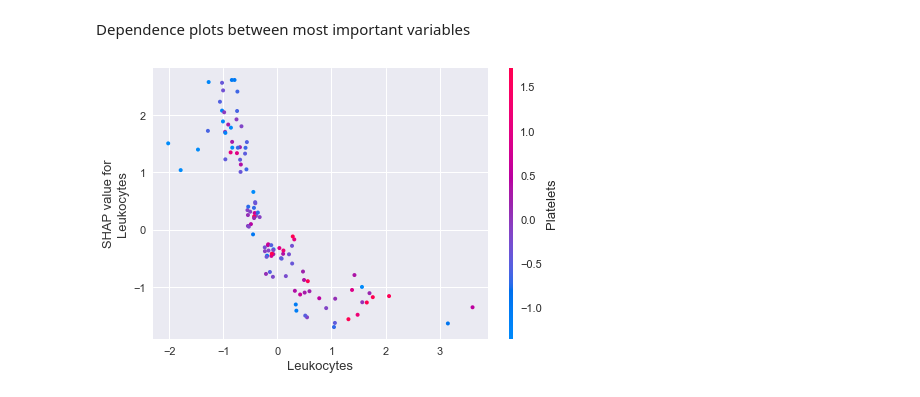
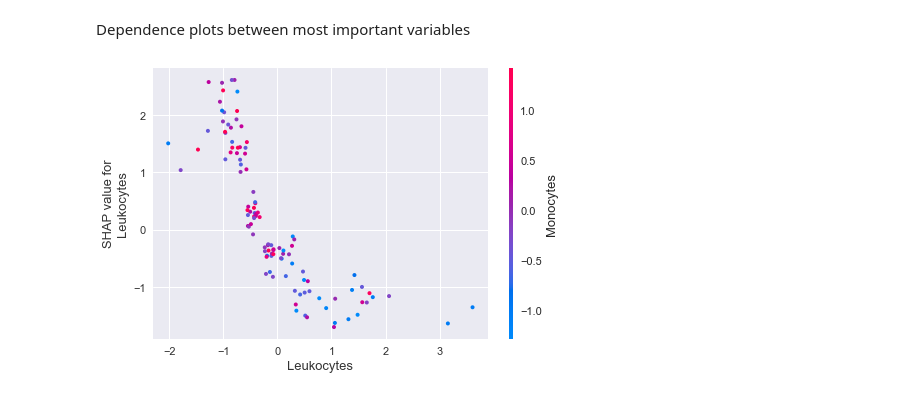
Before and after one commit to lucasthim/covid19-prediction, a Jupyter notebook: 02_analysis_with_recursive_feature_elimination.ipynb, the cells around one changed output. Drawn from its saved outputs; the diff is of its cells as text; code cells hidden in the pictures.

Commit message:
Advancing a little bit more with XGB and SHAP

```diff
--- a/02_analysis_with_recursive_feature_elimination.ipynb
+++ b/02_analysis_with_recursive_feature_elimination.ipynb
@@ -508,9 +508,9 @@ xgb_params = {'objective':['binary:logistic'],
               }
 
 best_xgb,best_gboost_params,best_gboost_score = model_utils.find_best_classification_model_with_cross_validation(
-    XGBClassifier(),
+    XGBClassifier(class_weight = 'balanced'),
     xgb_params,
-    X_train.values,
+    X_train_norm.values,
     y_train.values.ravel(),
     metric = 'accuracy',
     verbose = 1)
@@ -548,14 +547,13 @@ import shap
 # load JS visualization code to notebook
 shap.initjs()
 
-
 # use TreeExplainer SHAP to explain test set predictions
 # explainer = shap.KernelExplainer(best_xgb.predict_proba, X_train, link="logit")
-explainer = shap.TreeExplainer(best_xgb,X_train)
-shap_values = explainer.shap_values(X_validation)
+explainer = shap.TreeExplainer(best_xgb,X_train_norm)   shap.KernelExplainer(best_xgb.predict_proba, X_train_norm, link="logit")
+shap_values = explainer.shap_values(X_validation_norm)
 
 # visualize the first prediction's explanation (use matplotlib=True to avoid Javascript)
-shap.force_plot(explainer.expected_value, shap_values[0,:], X_train.iloc[0,:])
+shap.force_plot(explainer.expected_value, shap_values[0,:], X_train_norm.iloc[0,:])
 # %% [output]
 [interactive output not drawn]
 [interactive output not drawn]
@@ -575,6 +583,6 @@ shap.summary_plot(shap_values, X_validation, plot_type="bar")
 # %% [markdown]
 Dependence plots between most important variables
 # %%
-shap.dependence_plot("Leukocytes", shap_values, X_validation, interaction_index="Platelets")
+shap.dependence_plot("Leukocytes", shap_values, X_validation, interaction_index="Monocytes")
 # %% [output]
-[figure, old version]
+[figure, new version]
```
Also changed, not shown: parts of 6 cells of this notebook, 2 other files.
